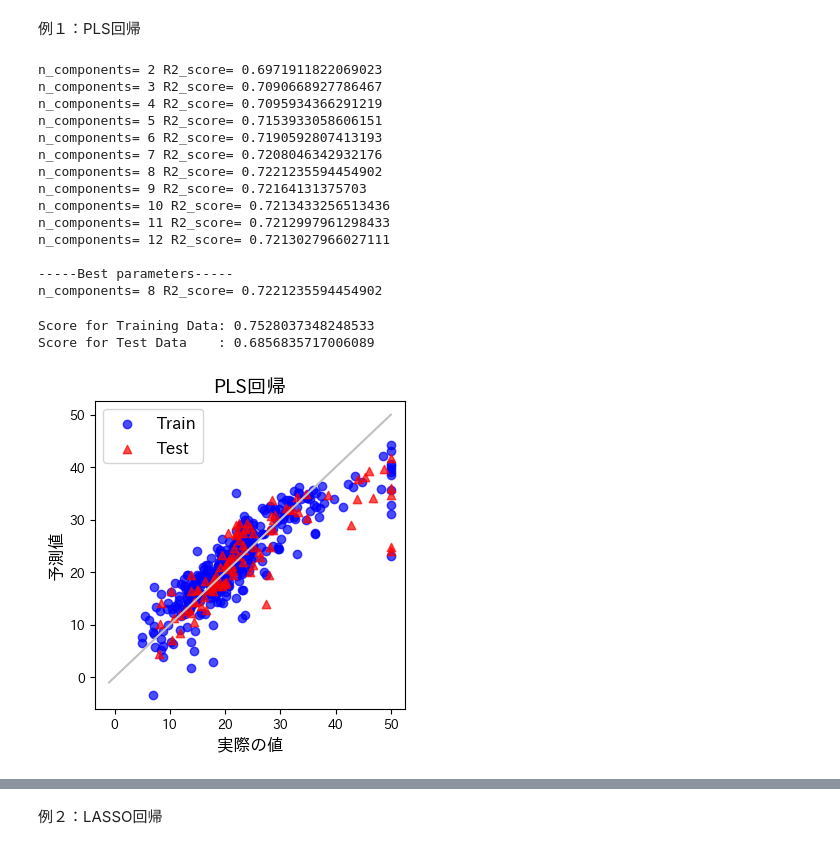
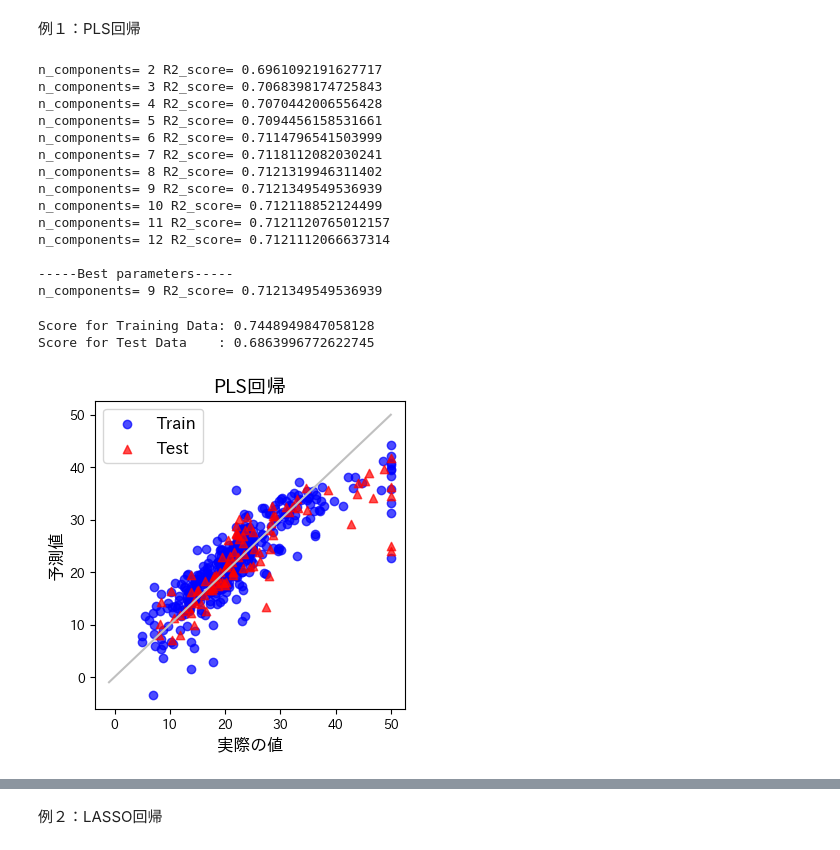
Before and after one commit to hatanaka-lab/Getting_started_with_MI, a Jupyter notebook: notebook/Ex2_Boston_forView.ipynb, the cells around one changed output, grey strips where cells are left out. Cells and saved outputs as stored; diff of their text form; code cells hidden in the pictures.

```diff
--- a/notebook/Ex2_Boston_forView.ipynb
+++ b/notebook/Ex2_Boston_forView.ipynb
@@ -104,11 +104,14 @@ plt.xlim([0, correlation_coefficients.shape[0]])
 plt.show()
 # %% [output]
 [figure]
+# %%
+# RADと相関の高いTAX特徴量を消去する
+df = df.drop(["TAX"], axis=1)
 # %% [markdown]
 # **STEP3：データを切り分け**
 # %%
 # dfの1～14列の手前までをXに代入（説明変数に利用）
 # 列数は、0からカウント。だから、Noが0列目、CRIMが1列目、LSTATが13行目
-X = np.array(df.iloc[:,1:14])
-df.iloc[:,1:14].head(2)  #中身の確認用
+X = np.array(df.iloc[:,1:13])
+df.iloc[:,1:13].head(2)  #中身の確認用
 # %% [output]
@@ -181,6 +201,6 @@ num_trees= 155 max_depth= 25 R2_score= 0.823306507142988
 #  Random Forest回帰を採用
 #  これを実行すると、「model」の中身が 訓練ﾃﾞｰﾀから作られた機械学習モデルになる
 from sklearn.ensemble import RandomForestRegressor
-model = RandomForestRegressor(n_estimators=155,max_depth=25,random_state=1)
+model = RandomForestRegressor(n_estimators=list_param[max_index][0],max_depth=list_param[max_index][1],random_state=1)
 model.fit(X_train, y_train)
 # %% [output]
@@ -275,43 +333,43 @@ print("")
 print("-----Best parameters-----")
 print("n_components=",list_param[max_index],"R2_score=",list_score[max_index])
 # %% [output]
-n_components= 2 R2_score= 0.6971911822069023
-n_components= 3 R2_score= 0.7090668927786467
-n_components= 4 R2_score= 0.7095934366291219
-n_components= 5 R2_score= 0.7153933058606151
-n_components= 6 R2_score= 0.7190592807413193
-n_components= 7 R2_score= 0.7208046342932176
-n_components= 8 R2_score= 0.7221235594454902
-n_components= 9 R2_score= 0.72164131375703
-n_components= 10 R2_score= 0.7213433256513436
-n_components= 11 R2_score= 0.7212997961298433
-n_components= 12 R2_score= 0.7213027966027111
+n_components= 2 R2_score= 0.6961092191627717
+n_components= 3 R2_score= 0.7068398174725843
+n_components= 4 R2_score= 0.7070442006556428
+n_components= 5 R2_score= 0.7094456158531661
+n_components= 6 R2_score= 0.7114796541503999
+n_components= 7 R2_score= 0.7118112082030241
+n_components= 8 R2_score= 0.7121319946311402
+n_components= 9 R2_score= 0.7121349549536939
+n_components= 10 R2_score= 0.712118852124499
+n_components= 11 R2_score= 0.7121120765012157
+n_components= 12 R2_score= 0.7121112066637314
 
 -----Best parameters-----
-n_components= 8 R2_score= 0.7221235594454902
+n_components= 9 R2_score= 0.7121349549536939
 # %%
 # 機械学習の方法を選択
 # 今回はPLS回帰（個人的にはお気に入り）
 from sklearn.cross_decomposition import PLSRegression
-model = PLSRegression(n_components=8)
+model = PLSRegression(n_components=list_param[max_index])
 
 # 機械学習実行：ここから後ろは、RandomForestの時と変更なし
 model.fit(X_train, y_train)
 # 検証
 print("Score for Training Data:", model.score(X_train,y_train))
 print("Score for Test Data    :", model.score(X_test ,y_test ))
 # 散布図描画
 plt.figure(figsize=(4,4))
 plt.scatter(y_train,model.predict(X_train),c='b',marker='o',alpha=0.7,label='Train')
 plt.scatter(y_test, model.predict(X_test ),c='r',marker='^',alpha=0.7,label='Test')
 x1 = np.linspace(-1, 50, 100)
 plt.plot(x1, x1, linestyle='-',c="silver")
 plt.title("PLS回帰", fontsize=14)
 plt.ylabel("予測値", fontsize=12)
 plt.xlabel("実際の値", fontsize=12)
 plt.legend(fontsize=12)
 plt.show()
 # %% [output]
-Score for Training Data: 0.7528037348248533
-Score for Test Data    : 0.6856835717006089
+Score for Training Data: 0.7448949847058128
+Score for Test Data    : 0.6863996772622745
-[figure, old version]
+[figure, new version]
```
Also changed, not shown: parts of 15 cells of this notebook.
